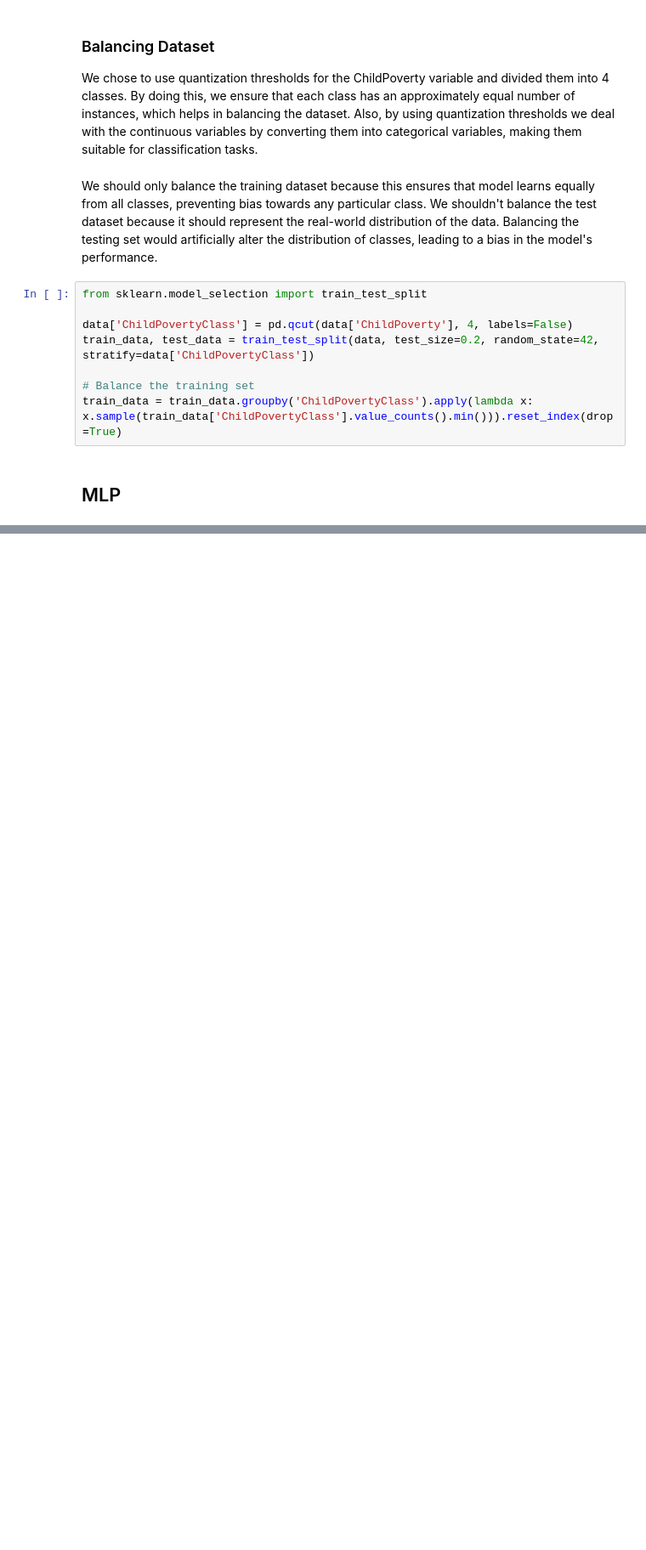
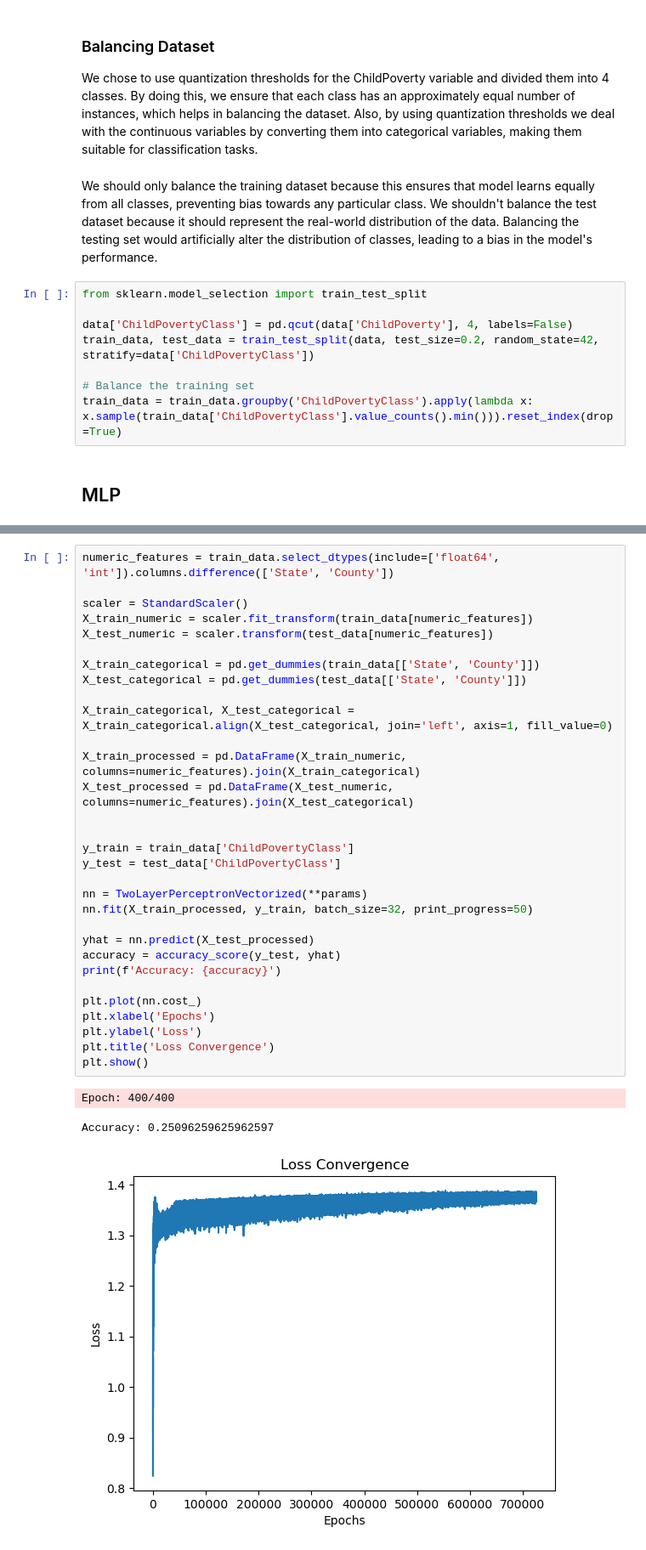
Before and after one commit to jadennathaniel/ml-lab4, a Jupyter notebook: main.ipynb, the cells around one changed output, grey strips where cells are left out. Shown: that part at 85% size. Cells and saved outputs as stored; diff of their text form; blank space fills up the shorter version.

```diff
--- a/main.ipynb
+++ b/main.ipynb
@@ -230,0 +265,35 @@ Accuracy: 0.2495874587458746
+# %%
+numeric_features = train_data.select_dtypes(include=['float64', 'int']).columns.difference(['State', 'County'])
+
+scaler = StandardScaler()
+X_train_numeric = scaler.fit_transform(train_data[numeric_features])
+X_test_numeric = scaler.transform(test_data[numeric_features])
+
+X_train_categorical = pd.get_dummies(train_data[['State', 'County']])
+X_test_categorical = pd.get_dummies(test_data[['State', 'County']])
+
+X_train_categorical, X_test_categorical = X_train_categorical.align(X_test_categorical, join='left', axis=1, fill_value=0)
+
+X_train_processed = pd.DataFrame(X_train_numeric, columns=numeric_features).join(X_train_categorical)
+X_test_processed = pd.DataFrame(X_test_numeric, columns=numeric_features).join(X_test_categorical)
+
+
+y_train = train_data['ChildPovertyClass']
+y_test = test_data['ChildPovertyClass']
+
+nn = TwoLayerPerceptronVectorized(**params)
+nn.fit(X_train_processed, y_train, batch_size=32, print_progress=50)
+
+yhat = nn.predict(X_test_processed)
+accuracy = accuracy_score(y_test, yhat)
+print(f'Accuracy: {accuracy}')
+
+plt.plot(nn.cost_)
+plt.xlabel('Epochs')
+plt.ylabel('Loss')
+plt.title('Loss Convergence')
+plt.show()
+# %% [output]
+Epoch: 400/400
+Accuracy: 0.25096259625962597
+[figure, added]
```
Also changed, not shown: parts of 4 cells of this notebook.
